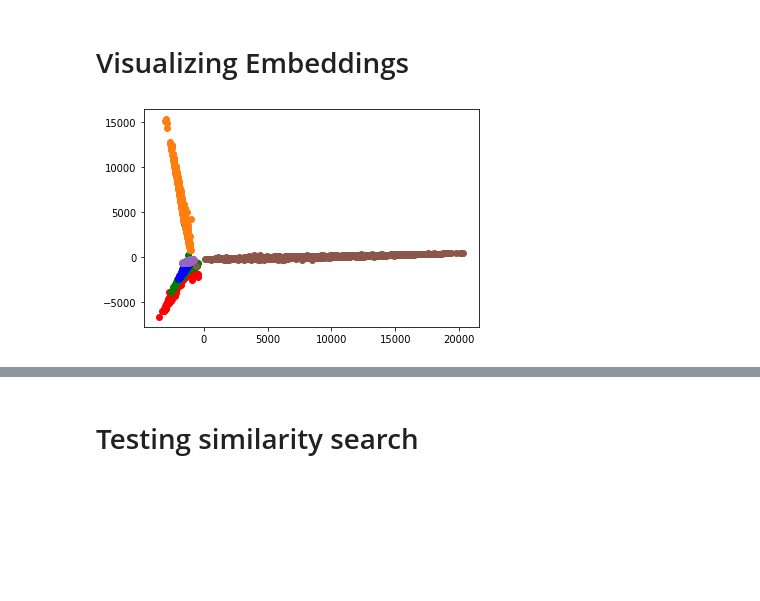
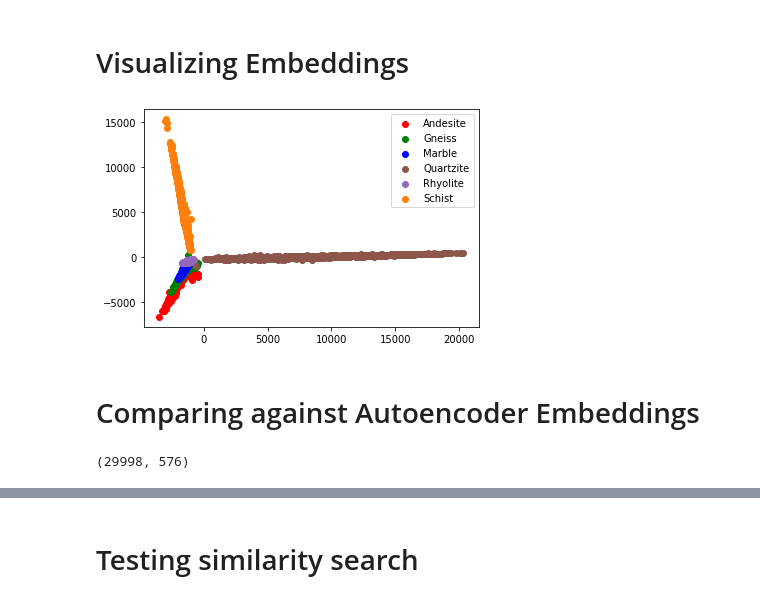
Before and after one commit to kiranbodipati/Similarity_search_review, a Jupyter notebook: siamese/Testing Embeddings.ipynb, the cells around one changed output, grey strips where cells are left out. Saved outputs shown, nothing was run; the diff lists cells and outputs as text; code cells hidden in the pictures; blank space fills up the shorter version.

```diff
--- a/siamese/Testing Embeddings.ipynb
+++ b/siamese/Testing Embeddings.ipynb
@@ -128,26 +146,34 @@ weighted avg       1.00      1.00      1.00     20000
 # %%
 pca = PCA(n_components=2)
 pca_results=pca.fit_transform(embeddings)
 x=[i[0] for i in pca_results]
 y=[i[1] for i in pca_results]
 x_andesite=x[:5000]
 y_andesite=y[:5000]
 x_gneiss=x[5000:10000]
 y_gneiss=y[5000:10000]
 x_marble=x[10000:14998]
 y_marble=y[10000:14998]
 x_quartzite=x[14998:19998]
 y_quartzite=y[14998:19998]
 x_rhyolite=x[19998:24998]
 y_rhyolite=y[19998:24998]
 x_schist=x[24998:29998]
 y_schist=y[24998:29998]
-plt.scatter(x_andesite,y_andesite,c="r")
-plt.scatter(x_gneiss,y_gneiss,c="g")
-plt.scatter(x_marble,y_marble,c="b")
-plt.scatter(x_quartzite,y_quartzite,c="#8c564b")
-plt.scatter(x_rhyolite,y_rhyolite,c="#9467bd")
-plt.scatter(x_schist,y_schist,c="#ff7f0e")
+plt.scatter(x_andesite,y_andesite,c="r", label="Andesite")
+plt.scatter(x_gneiss,y_gneiss,c="g", label="Gneiss")
+plt.scatter(x_marble,y_marble,c="b", label="Marble")
+plt.scatter(x_quartzite,y_quartzite,c="#8c564b", label="Quartzite")
+plt.scatter(x_rhyolite,y_rhyolite,c="#9467bd", label="Rhyolite")
+plt.scatter(x_schist,y_schist,c="#ff7f0e", label="Schist")
+plt.legend()
 plt.show()
 # %% [output]
-[figure, old version]
+[figure, new version]
+# %% [markdown]
+# Comparing against Autoencoder Embeddings
+# %%
+auto_embeddings = np.load("../encoders/geological_embed.npy")
+auto_embeddings.shape
+# %% [output]
+(29998, 576)
```
Also changed, not shown: parts of 24 cells of this notebook, 4 other files.
